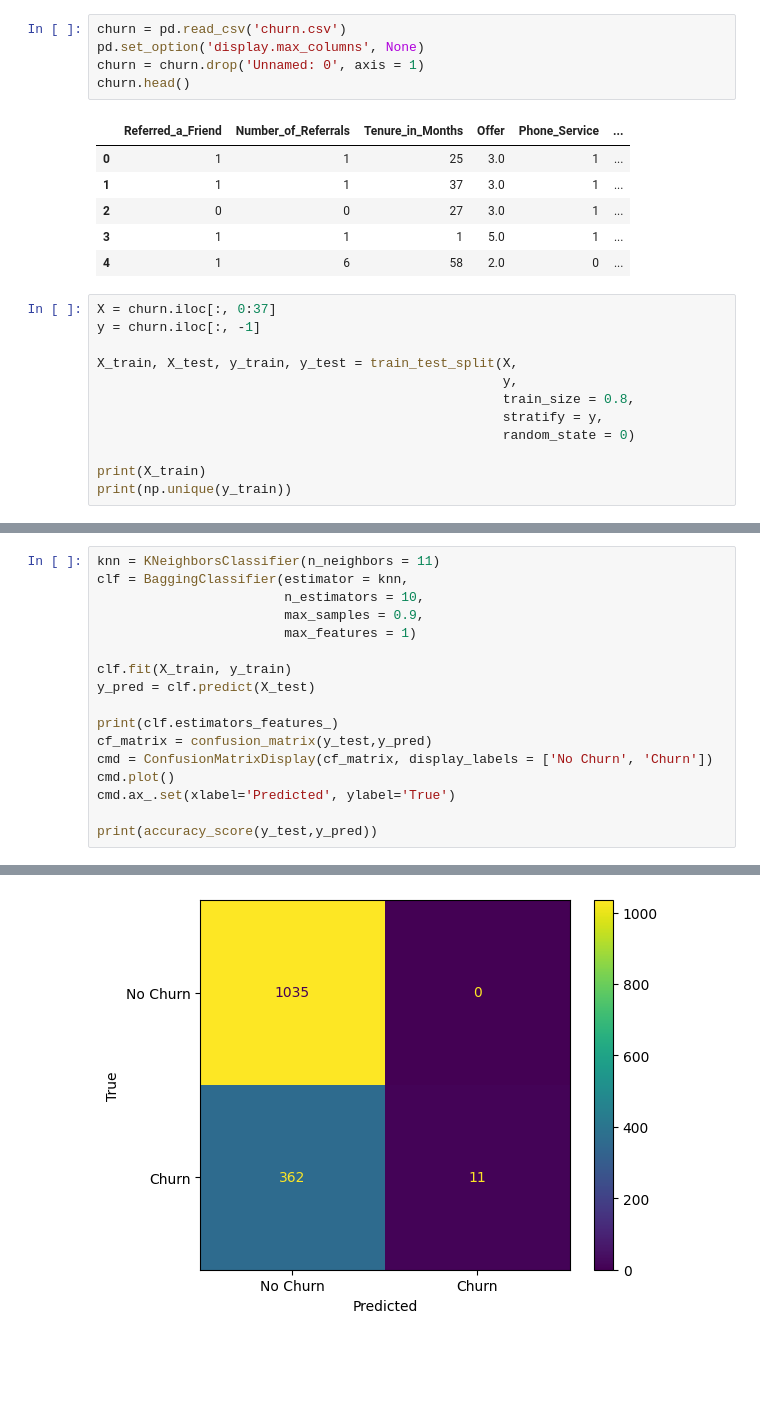
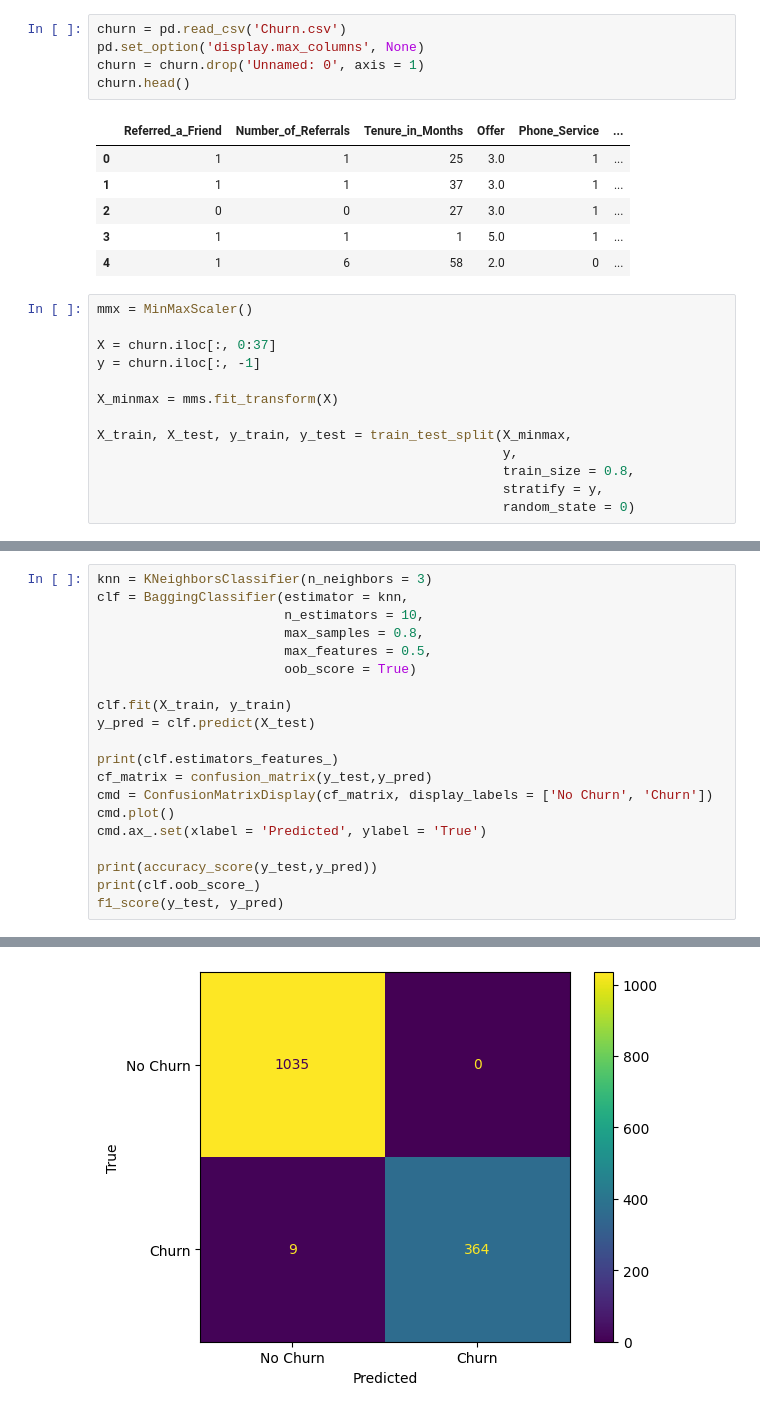
Before and after one commit to kunzr/DSE3002---Project-4, a Jupyter notebook: Bagging.ipynb, the cells around one changed output, grey strips where cells are left out. Drawn from its saved outputs; the diff is of its cells as text; blank space fills up the shorter version.

```diff
--- a/Bagging.ipynb
+++ b/Bagging.ipynb
@@ -15,7 +16,7 @@ from sklearn.feature_selection import RFE
 import warnings
 warnings.filterwarnings('ignore')
 # %%
-churn = pd.read_csv('churn.csv')
+churn = pd.read_csv('Churn.csv')
 pd.set_option('display.max_columns', None)
 churn = churn.drop('Unnamed: 0', axis = 1)
 churn.head()
@@ -27,14 +28,15 @@ churn.head()
 | 3 | 1 | 1 | 1 | 5.0 | 1 | ... |
 | 4 | 1 | 6 | 58 | 2.0 | 0 | ... |
 # %%
+mmx = MinMaxScaler()
+
 X = churn.iloc[:, 0:37]
 y = churn.iloc[:, -1]
 
-X_train, X_test, y_train, y_test = train_test_split(X,
+X_minmax = mms.fit_transform(X)
+
+X_train, X_test, y_train, y_test = train_test_split(X_minmax,
                                                     y,
                                                     train_size = 0.8,
                                                     stratify = y,
                                                     random_state = 0)
-
-print(X_train)
-print(np.unique(y_train))
@@ -70,9 +54,10 @@ KNeighborsClassifier(n_neighbors=11)
 # %%
-knn = KNeighborsClassifier(n_neighbors = 11)
+knn = KNeighborsClassifier(n_neighbors = 3)
 clf = BaggingClassifier(estimator = knn,
                         n_estimators = 10,
-                        max_samples = 0.9,
-                        max_features = 1)
+                        max_samples = 0.8,
+                        max_features = 0.5,
+                        oob_score = True)
 
 clf.fit(X_train, y_train)
 y_pred = clf.predict(X_test)
@@ -81,7 +66,9 @@ print(clf.estimators_features_)
 cf_matrix = confusion_matrix(y_test,y_pred)
 cmd = ConfusionMatrixDisplay(cf_matrix, display_labels = ['No Churn', 'Churn'])
 cmd.plot()
-cmd.ax_.set(xlabel='Predicted', ylabel='True')
+cmd.ax_.set(xlabel = 'Predicted', ylabel = 'True')
 
 print(accuracy_score(y_test,y_pred))
+print(clf.oob_score_)
+f1_score(y_test, y_pred)
 # %% [output]
@@ -90,4 +89,4 @@ print(accuracy_score(y_test,y_pred))
-[figure, old version]
+[figure, new version]
 # %%
 feature_names = churn.columns
 for i, estimator_features in enumerate(clf.estimators_features_):
```
Also changed, not shown: parts of 5 cells of this notebook, 1 other file.
